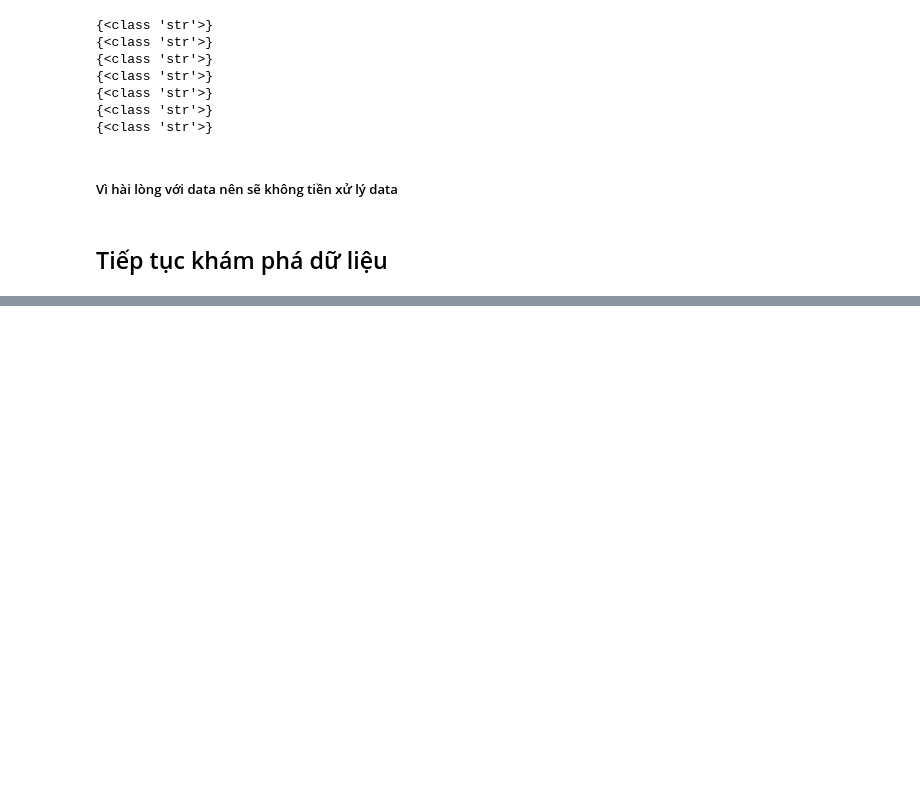
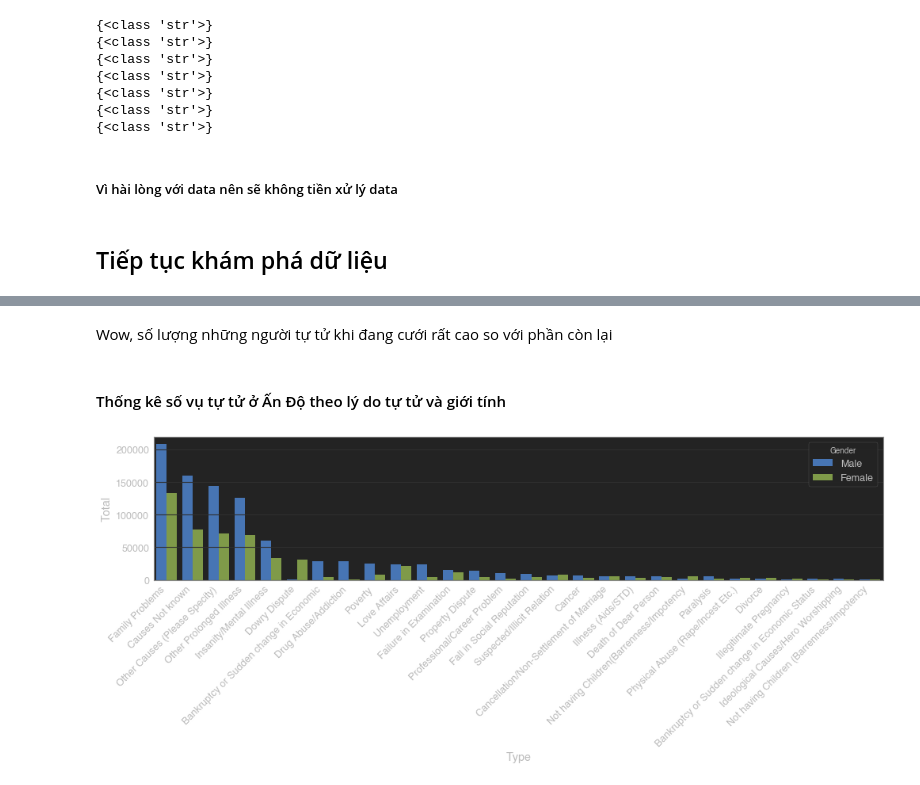
Before and after one commit to minhtamos/DataScienceFinalProject, a Jupyter notebook: 1712746-NguyenMinhTam.ipynb, the cells around one changed output, grey strips where cells are left out. Cells and saved outputs as stored; diff of their text form; code cells hidden in the pictures; blank space fills up the shorter version.

```diff
--- a/1712746-NguyenMinhTam.ipynb
+++ b/1712746-NguyenMinhTam.ipynb
@@ -83,0 +132,12 @@ State, Year, Gender, Age_group
+# %% [markdown]
+Wow, số lượng những người tự tử khi đang cưới rất cao so với phần còn lại
+# %% [markdown]
+#### Thống kê số vụ tự tử ở Ấn Độ theo lý do tự tử và giới tính
+# %%
+plt.figure(figsize=(14,6))
+causesSort = causesDf.groupby(['Type','Gender'],as_index=False).sum().sort_values('Total',ascending=False)
+sns.barplot(x='Type',y='Total',data=causesSort,hue='Gender')
+plt.xticks(rotation=45,ha='right')
+plt.tight_layout()
+# %% [output]
+[figure, added]
```
Also changed, not shown: parts of 19 cells of this notebook.
